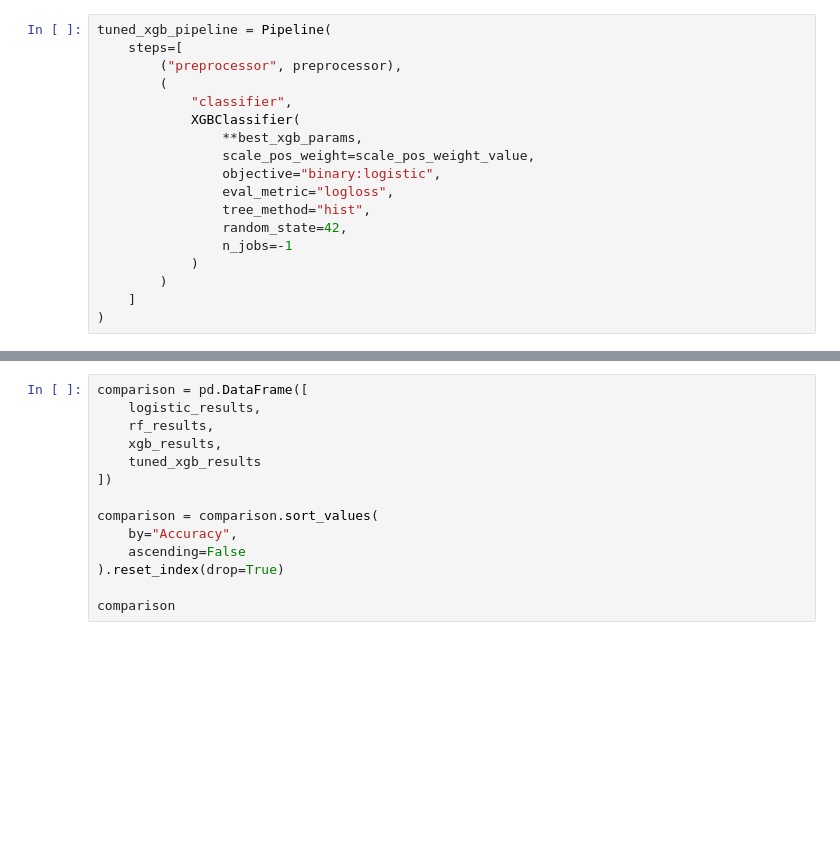
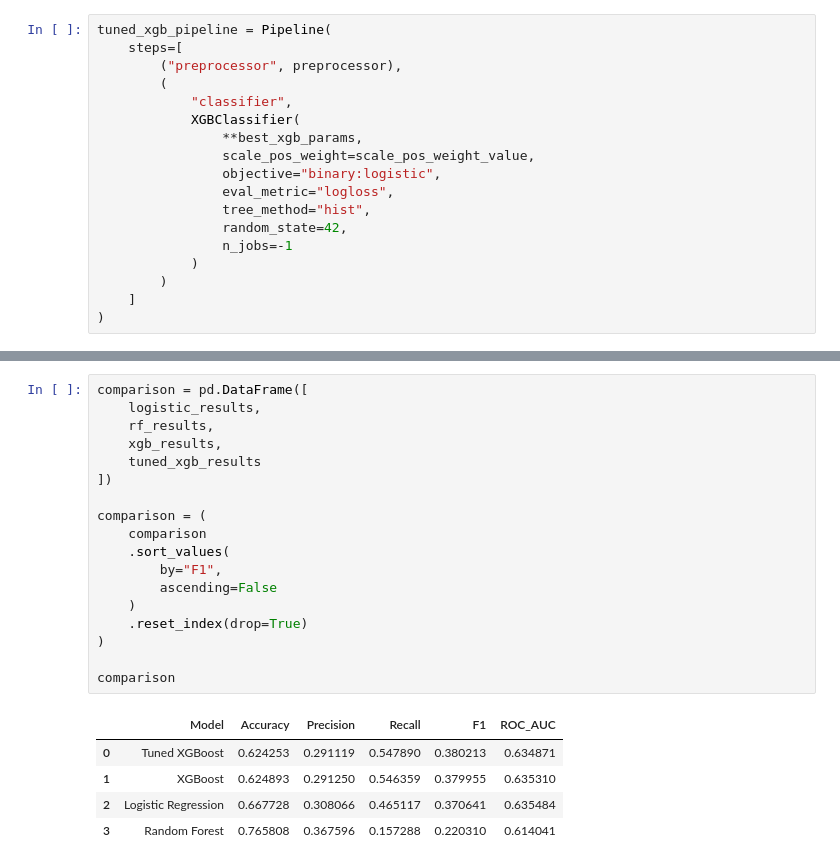
Before and after one commit to omarzakzook/Flight_Delay_Prediction, a Jupyter notebook: notebooks/07_Model_Building.ipynb, the cells around one changed output, grey strips where cells are left out. Saved outputs shown, nothing was run; the diff lists cells and outputs as text; blank space fills up the shorter version.

Commit message:
Complete temporal XGBoost tuning and validation analysis

```diff
--- a/notebooks/07_Model_Building.ipynb
+++ b/notebooks/07_Model_Building.ipynb
@@ -731,14 +982,24 @@ tuned_xgb_results = evaluate_model(
 # %%
 comparison = pd.DataFrame([
     logistic_results,
     rf_results,
     xgb_results,
     tuned_xgb_results
 ])
 
-comparison = comparison.sort_values(
-    by="Accuracy",
-    ascending=False
-).reset_index(drop=True)
+comparison = (
+    comparison
+    .sort_values(
+        by="F1",
+        ascending=False
+    )
+    .reset_index(drop=True)
+)
 
 comparison
+# %% [output]
+|  | Model | Accuracy | Precision | Recall | F1 | ROC_AUC |
+| 0 | Tuned XGBoost | 0.624253 | 0.291119 | 0.547890 | 0.380213 | 0.634871 |
+| 1 | XGBoost | 0.624893 | 0.291250 | 0.546359 | 0.379955 | 0.635310 |
+| 2 | Logistic Regression | 0.667728 | 0.308066 | 0.465117 | 0.370641 | 0.635484 |
+| 3 | Random Forest | 0.765808 | 0.367596 | 0.157288 | 0.220310 | 0.614041 |
```
Also changed, not shown: parts of 30 cells of this notebook.
